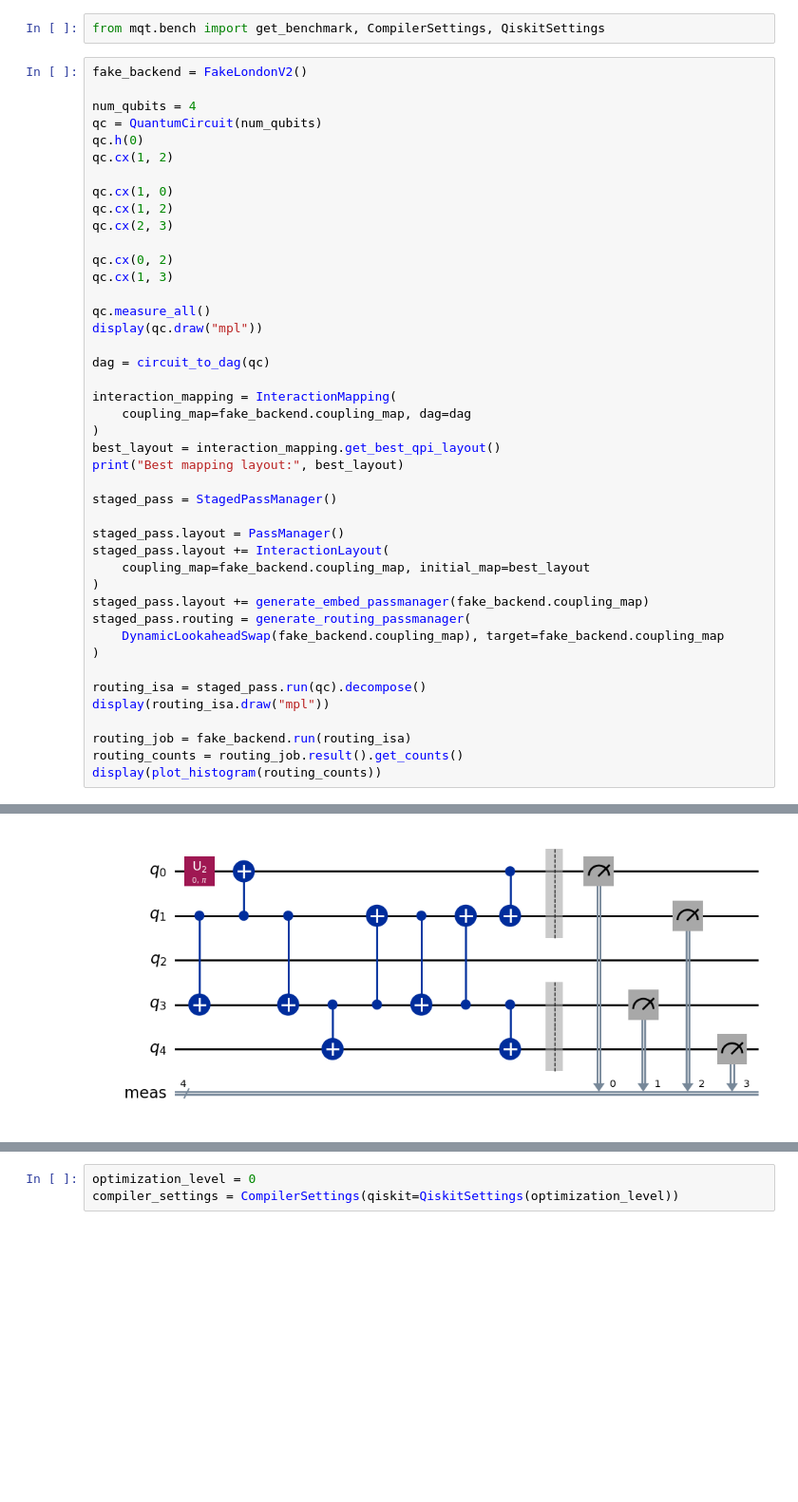
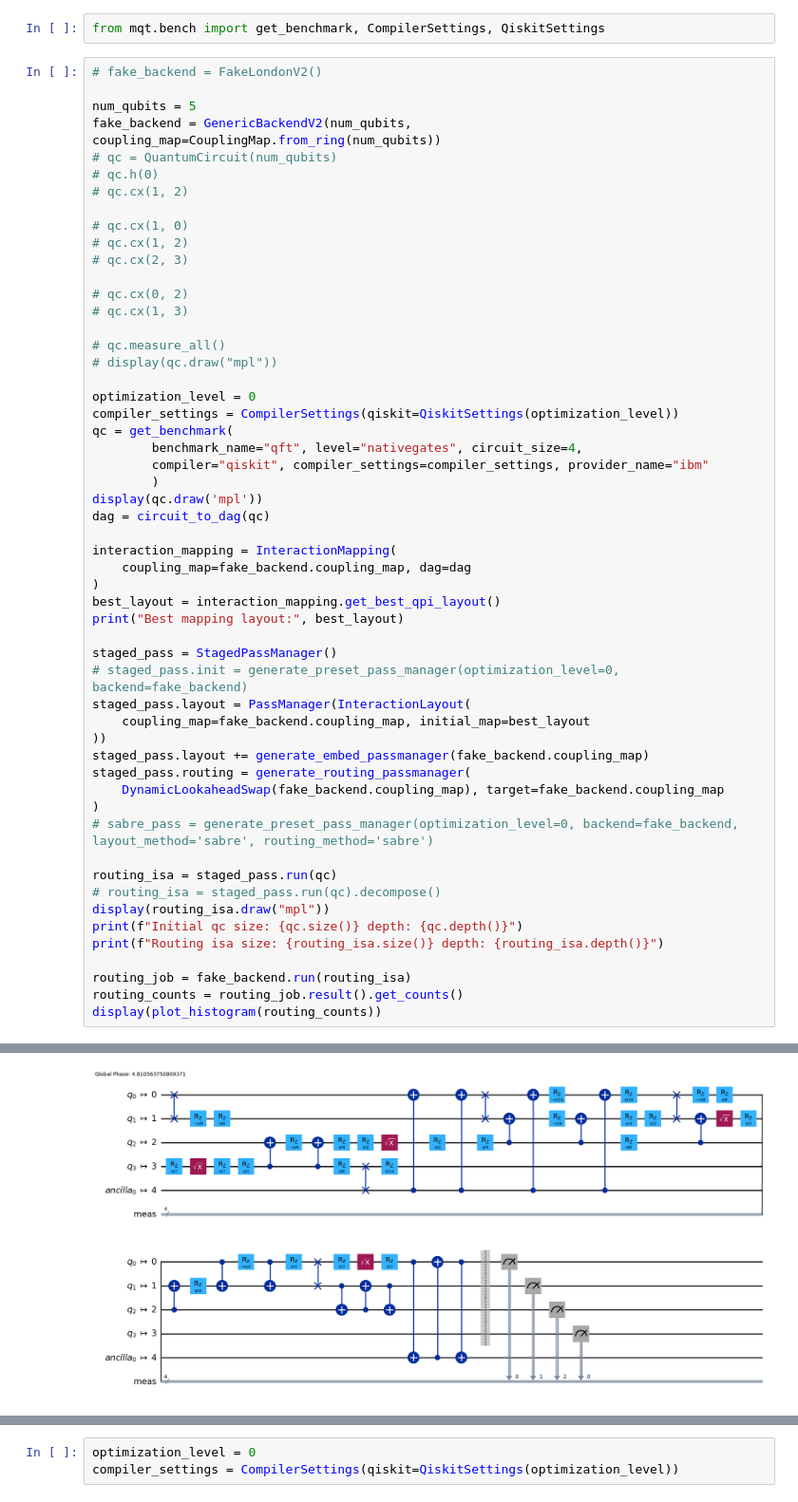
Before and after one commit to natashaval/qubit-mapping-distributed-qc, a Jupyter notebook: 5_benchmarking.ipynb, the cells around one changed output, grey strips where cells are left out. Shown at 95% size. Drawn from its saved outputs; the diff is of its cells as text; blank space fills up the shorter version.

```diff
--- a/5_benchmarking.ipynb
+++ b/5_benchmarking.ipynb
@@ -21,23 +312,31 @@ from qiskit.visualization import plot_coupling_map, plot_circuit_layout, plot_hi
 # %%
 from mqt.bench import get_benchmark, CompilerSettings, QiskitSettings
 # %%
-fake_backend = FakeLondonV2()
+# fake_backend = FakeLondonV2()
 
-num_qubits = 4
-qc = QuantumCircuit(num_qubits)
-qc.h(0)
-qc.cx(1, 2)
+num_qubits = 5
+fake_backend = GenericBackendV2(num_qubits, coupling_map=CouplingMap.from_ring(num_qubits))
+# qc = QuantumCircuit(num_qubits)
+# qc.h(0)
+# qc.cx(1, 2)
 
-qc.cx(1, 0)
-qc.cx(1, 2)
-qc.cx(2, 3)
+# qc.cx(1, 0)
+# qc.cx(1, 2)
+# qc.cx(2, 3)
 
-qc.cx(0, 2)
-qc.cx(1, 3)
+# qc.cx(0, 2)
+# qc.cx(1, 3)
 
-qc.measure_all()
-display(qc.draw("mpl"))
+# qc.measure_all()
+# display(qc.draw("mpl"))
 
+optimization_level = 0
+compiler_settings = CompilerSettings(qiskit=QiskitSettings(optimization_level))
+qc = get_benchmark(
+        benchmark_name="qft", level="nativegates", circuit_size=4,
+        compiler="qiskit", compiler_settings=compiler_settings, provider_name="ibm"
+        )
+display(qc.draw('mpl'))
 dag = circuit_to_dag(qc)
 
 interaction_mapping = InteractionMapping(
@@ -47,18 +346,21 @@ best_layout = interaction_mapping.get_best_qpi_layout()
 print("Best mapping layout:", best_layout)
 
 staged_pass = StagedPassManager()
-
-staged_pass.layout = PassManager()
-staged_pass.layout += InteractionLayout(
+# staged_pass.init = generate_preset_pass_manager(optimization_level=0, backend=fake_backend)
+staged_pass.layout = PassManager(InteractionLayout(
     coupling_map=fake_backend.coupling_map, initial_map=best_layout
-)
+))
 staged_pass.layout += generate_embed_passmanager(fake_backend.coupling_map)
 staged_pass.routing = generate_routing_passmanager(
     DynamicLookaheadSwap(fake_backend.coupling_map), target=fake_backend.coupling_map
 )
+# sabre_pass = generate_preset_pass_manager(optimization_level=0, backend=fake_backend, layout_method='sabre', routing_method='sabre')
 
-routing_isa = staged_pass.run(qc).decompose()
+routing_isa = staged_pass.run(qc)
+# routing_isa = staged_pass.run(qc).decompose()
 display(routing_isa.draw("mpl"))
+print(f"Initial qc size: {qc.size()} depth: {qc.depth()}")
+print(f"Routing isa size: {routing_isa.size()} depth: {routing_isa.depth()}")
 
 routing_job = fake_backend.run(routing_isa)
 routing_counts = routing_job.result().get_counts()
@@ -69 +387 @@ Best mapping layout: [(1, 1), (2, 3), (0, 0), (3, 4)]
-[figure, old version]
+[figure, new version]
```
Also changed, not shown: parts of 12 cells of this notebook, 3 other files.
